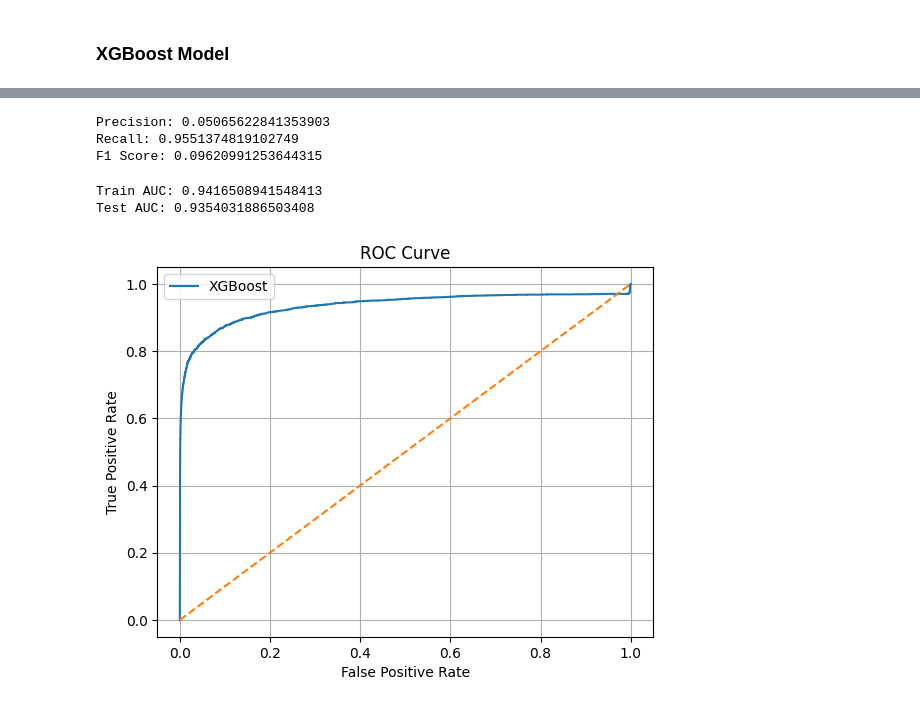
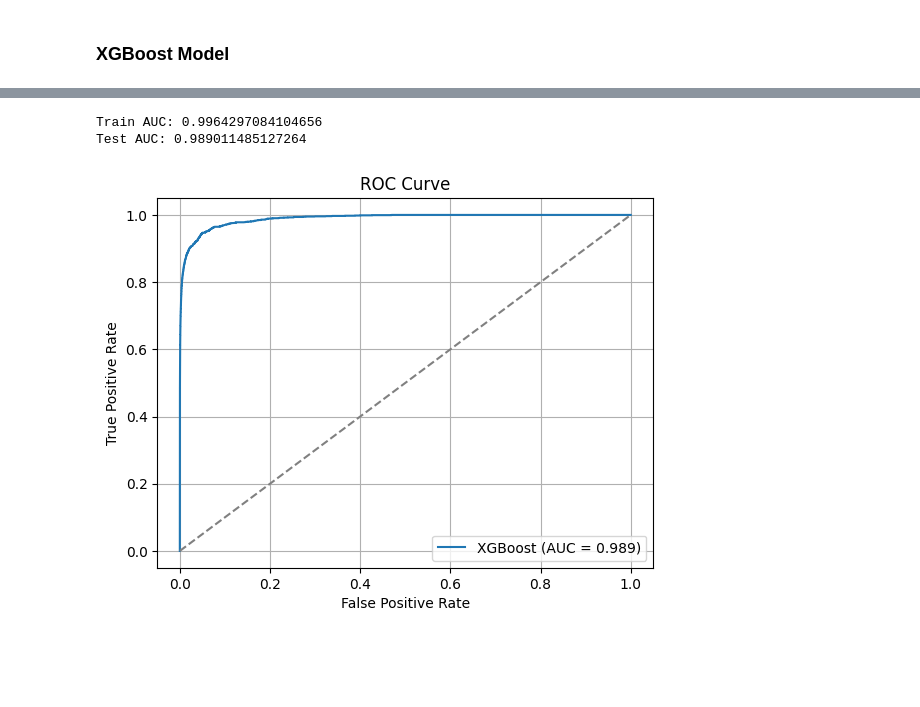
Before and after one commit to joanafcasanova/fincrime_fraud, a Jupyter notebook: fraud_detection.ipynb, the cells around one changed output, grey strips where cells are left out. Cells and saved outputs as stored; diff of their text form; code cells hidden in the pictures; blank space fills up the shorter version.

Commit message:
Update fraud detection notebook with XGBoost model and ROC curve

```diff
--- a/fraud_detection.ipynb
+++ b/fraud_detection.ipynb
@@ -633,0 +603,36 @@ weighted avg       0.99      0.86      0.92    352560
+# %%
+#Define train test split
+from sklearn.model_selection import train_test_split
+
+X_train, X_test, y_train, y_test = train_test_split(
+    X,
+    y,
+    stratify=y,
+    test_size=0.2,
+    random_state=42
+)
+# %%
+#To deal with high imbalance (very common in fraud detection datasets), calculate scale_pos_weight to penalize misclassifying the minority class (fraud) more heavily
+scale = len(y_train[y_train == 0]) / len(y_train[y_train == 1])
+print(f"scale_pos_weight = {scale:.2f}")
+
+#Training the model (including scale defined above)
+model = XGBClassifier(
+    scale_pos_weight=scale,
+    use_label_encoder=False,
+    eval_metric='logloss',
+    random_state=42
+)
+
+
+#Fit the model
+model.fit(X_train, y_train)
+
+#predict probabilities for class 1 (fraud)
+y_test_proba = model.predict_proba(X_test)[:, 1]
+y_train_proba = model.predict_proba(X_train)[:, 1]
+
+#Apply threshold to get predicted classes (can be adjusted to control precision/recall trade-off)
+threshold = 0.25
+y_pred_test = (y_test_proba >= threshold).astype(int)
+y_pred_train = (y_train_proba >= threshold).astype(int)
@@ -643,26 +675,22 @@ plt.show()
-# %%
-print("Precision:", precision_score(y_test, y_pred_test))
-print("Recall:", recall_score(y_test, y_pred_test))
-print("F1 Score:", f1_score(y_test, y_pred_test))
-# %% [output]
-Precision: 0.05065622841353903
-Recall: 0.9551374819102749
-F1 Score: 0.09620991253644315
 # %%
-print("Train AUC:", roc_auc_score(y_train, y_pred_prob_train))
-print("Test AUC:", roc_auc_score(y_test, y_pred_prob_test))
+#Prin ROC AUC
+print("Train AUC:", roc_auc_score(y_train, y_train_proba))
+print("Test AUC:", roc_auc_score(y_test, y_test_proba))
 # %% [output]
-Train AUC: 0.9416508941548413
-Test AUC: 0.9354031886503408
+Train AUC: 0.9964297084104656
+Test AUC: 0.989011485127264
 # %%
-fpr, tpr, _ = roc_curve(y_test, y_pred_prob_test)
-plt.plot(fpr, tpr, label="XGBoost")
-plt.plot([0, 1], [0, 1], linestyle='--')
+# Compute False Positive Rate and True Positive Rate
+fpr, tpr, _ = roc_curve(y_test, y_test_proba)
+
+# Plot ROC Curve
+plt.plot(fpr, tpr, label="XGBoost (AUC = {:.3f})".format(roc_auc_score(y_test, y_test_proba)))
+plt.plot([0, 1], [0, 1], linestyle='--', color='gray')  # Random classifier line
 plt.xlabel("False Positive Rate")
 plt.ylabel("True Positive Rate")
 plt.title("ROC Curve")
 plt.legend()
 plt.grid()
 plt.show()
 # %% [output]
-[figure, old version]
+[figure, new version]
```
Also changed, not shown: parts of 13 cells of this notebook.
